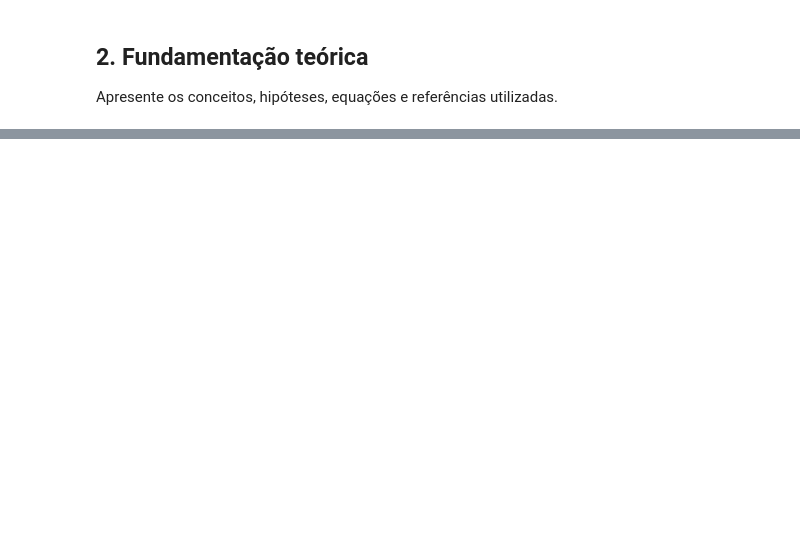
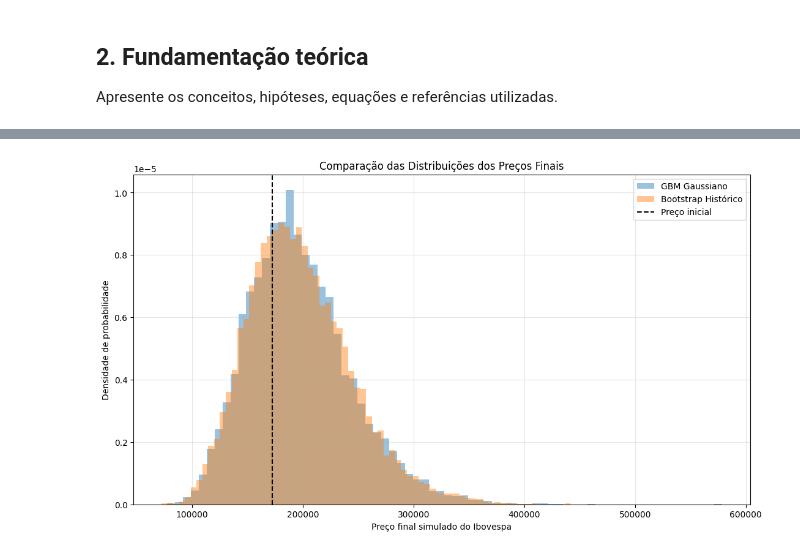
Before and after one commit to Raskonikov23/Statistical-Physics-Financial-Markets-main, a Jupyter notebook: notebooks/08_Simulacao_Monte_Carlo.ipynb, the cells around one changed output, grey strips where cells are left out. Saved outputs shown, nothing was run; the diff lists cells and outputs as text; code cells hidden in the pictures; blank space fills up the shorter version.

```diff
--- a/notebooks/08_Simulacao_Monte_Carlo.ipynb
+++ b/notebooks/08_Simulacao_Monte_Carlo.ipynb
@@ -28,0 +437,34 @@ Resuma os principais achados e indique a próxima etapa.
+# %%
+plt.figure(figsize=(13, 7))
+
+plt.hist(
+    precos_finais,
+    bins=70,
+    density=True,
+    alpha=0.45,
+    label="GBM Gaussiano"
+)
+
+plt.hist(
+    precos_finais_bootstrap,
+    bins=70,
+    density=True,
+    alpha=0.45,
+    label="Bootstrap Histórico"
+)
+
+plt.axvline(
+    S0,
+    linestyle="--",
+    color="black",
+    label="Preço inicial"
+)
+
+plt.title("Comparação das Distribuições dos Preços Finais")
+plt.xlabel("Preço final simulado do Ibovespa")
+plt.ylabel("Densidade de probabilidade")
+plt.legend()
+plt.grid(alpha=0.3)
+plt.show()
+# %% [output]
+[figure, added]
```
Also changed, not shown: parts of 75 cells of this notebook, 1 other file.
